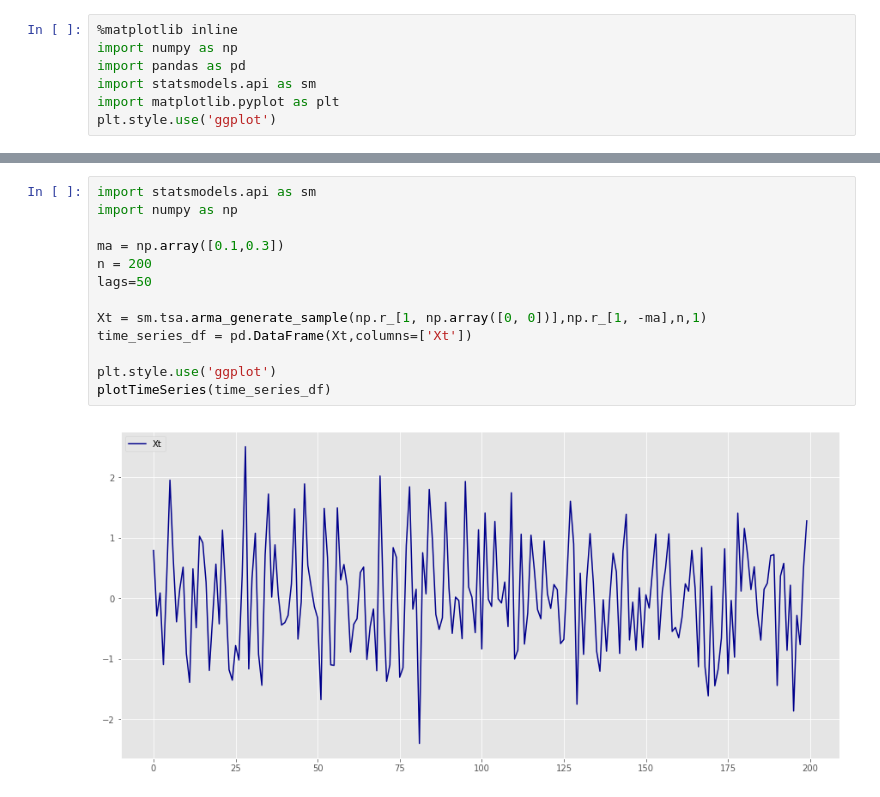
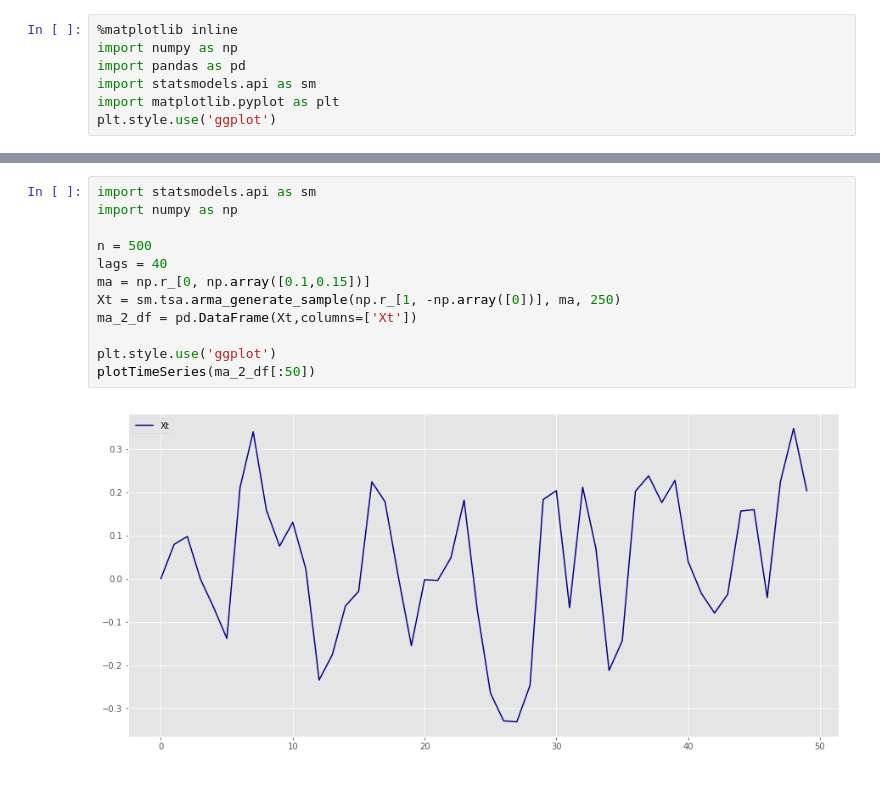
Before and after one commit to ErickEduardoAH/TimeSeriesAnalysis, a Jupyter notebook: 1.4 Time Series Stationary Models - Moving Average Time Series.ipynb, the cells around one changed output, grey strips where cells are left out. Cells and saved outputs as stored; diff of their text form.

```diff
--- a/1.4 Time Series Stationary Models - Moving Average Time Series.ipynb
+++ b/1.4 Time Series Stationary Models - Moving Average Time Series.ipynb
@@ -399,18 +427,17 @@ $$
 # %%
 import statsmodels.api as sm
 import numpy as np
 
-ma = np.array([0.1,0.3])
-n = 200
-lags=50
-
-Xt = sm.tsa.arma_generate_sample(np.r_[1, np.array([0, 0])],np.r_[1, -ma],n,1)
-time_series_df = pd.DataFrame(Xt,columns=['Xt'])
+n = 500
+lags = 40
+ma = np.r_[0, np.array([0.1,0.15])]
+Xt = sm.tsa.arma_generate_sample(np.r_[1, -np.array([0])], ma, 250)
+ma_2_df = pd.DataFrame(Xt,columns=['Xt'])
 
 plt.style.use('ggplot')
-plotTimeSeries(time_series_df)
+plotTimeSeries(ma_2_df[:50])
 # %% [output]
-[figure, old version]
+[figure, new version]
 # %% [markdown]
 #### MA(2) Auto covariance and auto correlation functions.
 
```
Also changed, not shown: parts of 9 cells of this notebook.
